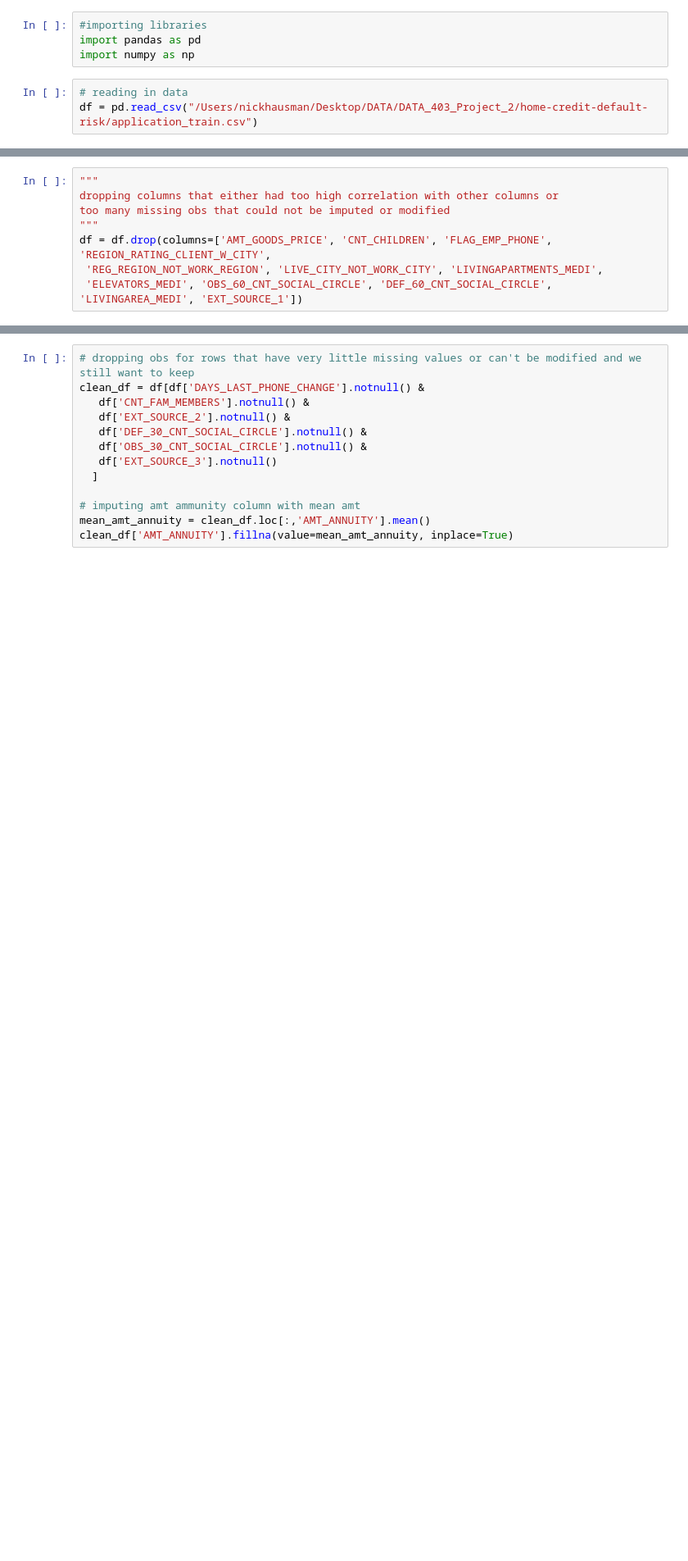
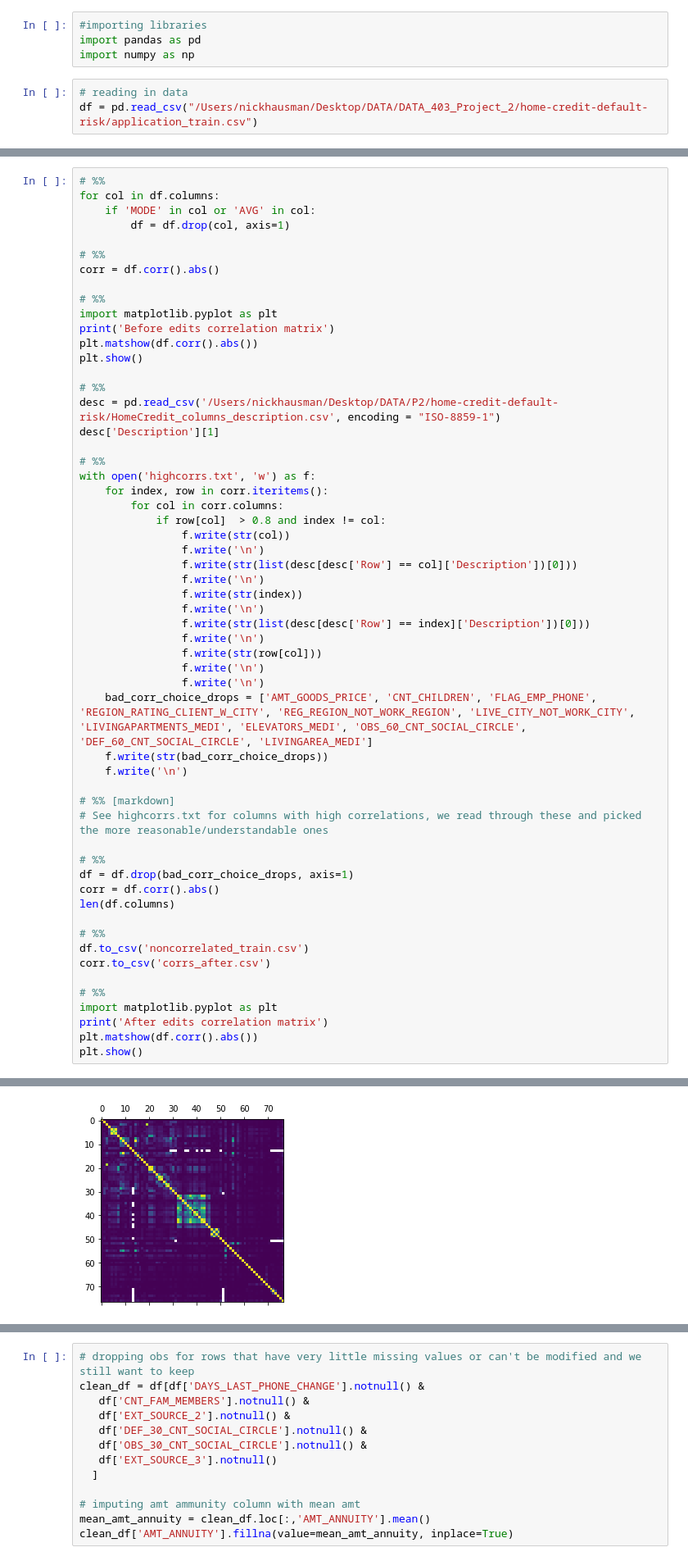
Before and after one commit to theayang/DATA_403_Project_2, a Jupyter notebook: data_cleaning.ipynb, the cells around one changed output, grey strips where cells are left out. Shown at 82% size. Cells and saved outputs as stored; diff of their text form; blank space fills up the shorter version.

```diff
--- a/data_cleaning.ipynb
+++ b/data_cleaning.ipynb
@@ -13,8 +15,57 @@ df = pd.read_csv("/Users/nickhausman/Desktop/DATA/DATA_403_Project_2/home-credit
 # %%
-"""
-dropping columns that either had too high correlation with other columns or
-too many missing obs that could not be imputed or modified
-"""
-df = df.drop(columns=['AMT_GOODS_PRICE', 'CNT_CHILDREN', 'FLAG_EMP_PHONE', 'REGION_RATING_CLIENT_W_CITY',
- 'REG_REGION_NOT_WORK_REGION', 'LIVE_CITY_NOT_WORK_CITY', 'LIVINGAPARTMENTS_MEDI',
- 'ELEVATORS_MEDI', 'OBS_60_CNT_SOCIAL_CIRCLE', 'DEF_60_CNT_SOCIAL_CIRCLE', 'LIVINGAREA_MEDI', 'EXT_SOURCE_1'])
+# %%
+for col in df.columns:
+    if 'MODE' in col or 'AVG' in col:
+        df = df.drop(col, axis=1)
+
+# %%
+corr = df.corr().abs()
+
+# %%
+import matplotlib.pyplot as plt
+print('Before edits correlation matrix')
+plt.matshow(df.corr().abs())
+plt.show()
+
+# %%
+desc = pd.read_csv('/Users/nickhausman/Desktop/DATA/P2/home-credit-default-risk/HomeCredit_columns_description.csv', encoding = "ISO-8859-1")
+desc['Description'][1]
+
+# %%
+with open('highcorrs.txt', 'w') as f:
+    for index, row in corr.iteritems():
+        for col in corr.columns:
+            if row[col]  > 0.8 and index != col:
+                f.write(str(col))
+                f.write('\n')
+                f.write(str(list(desc[desc['Row'] == col]['Description'])[0]))
+                f.write('\n')
+                f.write(str(index))
+                f.write('\n')
+                f.write(str(list(desc[desc['Row'] == index]['Description'])[0]))
+                f.write('\n')
+                f.write(str(row[col]))
+                f.write('\n')
+                f.write('\n')
+    bad_corr_choice_drops = ['AMT_GOODS_PRICE', 'CNT_CHILDREN', 'FLAG_EMP_PHONE', 'REGION_RATING_CLIENT_W_CITY', 'REG_REGION_NOT_WORK_REGION', 'LIVE_CITY_NOT_WORK_CITY', 'LIVINGAPARTMENTS_MEDI', 'ELEVATORS_MEDI', 'OBS_60_CNT_SOCIAL_CIRCLE', 'DEF_60_CNT_SOCIAL_CIRCLE', 'LIVINGAREA_MEDI']
+    f.write(str(bad_corr_choice_drops))
+    f.write('\n')
+
+# %% [markdown]
+# See highcorrs.txt for columns with high correlations, we read through these and picked the more reasonable/understandable ones
+
+# %%
+df = df.drop(bad_corr_choice_drops, axis=1)
+corr = df.corr().abs()
+len(df.columns)
+
+# %%
+df.to_csv('noncorrelated_train.csv')
+corr.to_csv('corrs_after.csv')
+
+# %%
+import matplotlib.pyplot as plt
+print('After edits correlation matrix')
+plt.matshow(df.corr().abs())
+plt.show()
+# %% [output]
@@ -20,0 +73 @@ df = df.drop(columns=['AMT_GOODS_PRICE', 'CNT_CHILDREN', 'FLAG_EMP_PHONE', 'REGI
+[figure, added]
```
Also changed, not shown: parts of 6 cells of this notebook, 3 other files.
